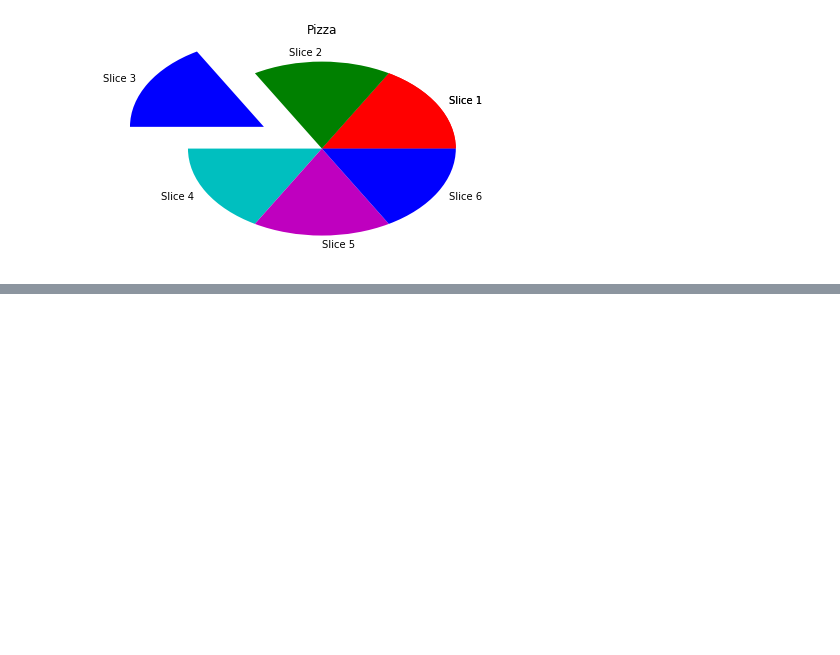
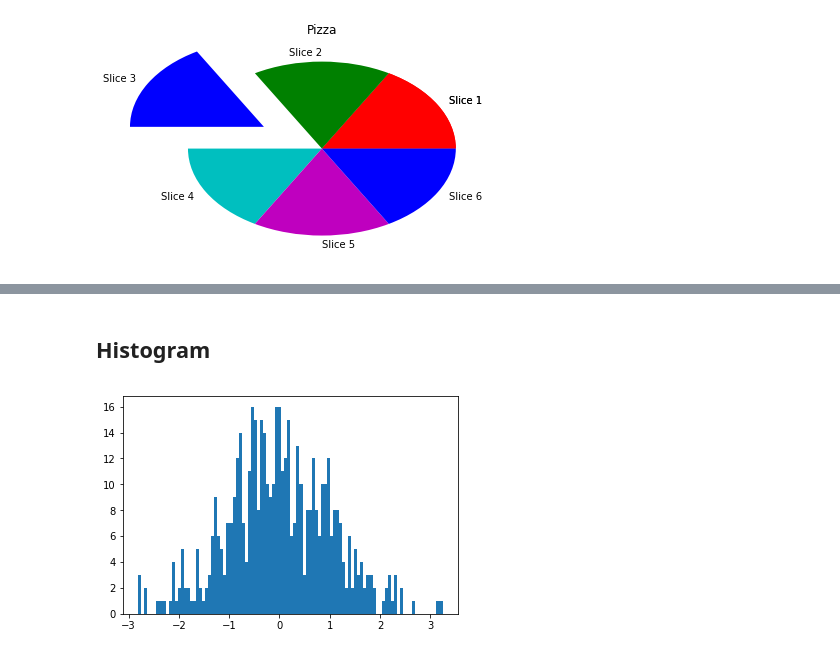
Before and after one commit to andy-williams/python-machine-learning, a Jupyter notebook: 2-matplotlib.ipynb, the cells around one changed output, grey strips where cells are left out. Saved outputs shown, nothing was run; the diff lists cells and outputs as text; code cells hidden in the pictures; blank space fills up the shorter version.

```diff
--- a/2-matplotlib.ipynb
+++ b/2-matplotlib.ipynb
@@ -115,0 +139,10 @@ plt.show()
+# %% [markdown]
+## Histogram
+# %%
+values = randn(500)
+
+# https://matplotlib.org/api/pyplot_api.html#matplotlib.pyplot.hist
+plt.hist(values, 100)
+plt.show()
+# %% [output]
+[figure, added]
```
Also changed, not shown: parts of 4 cells of this notebook.
